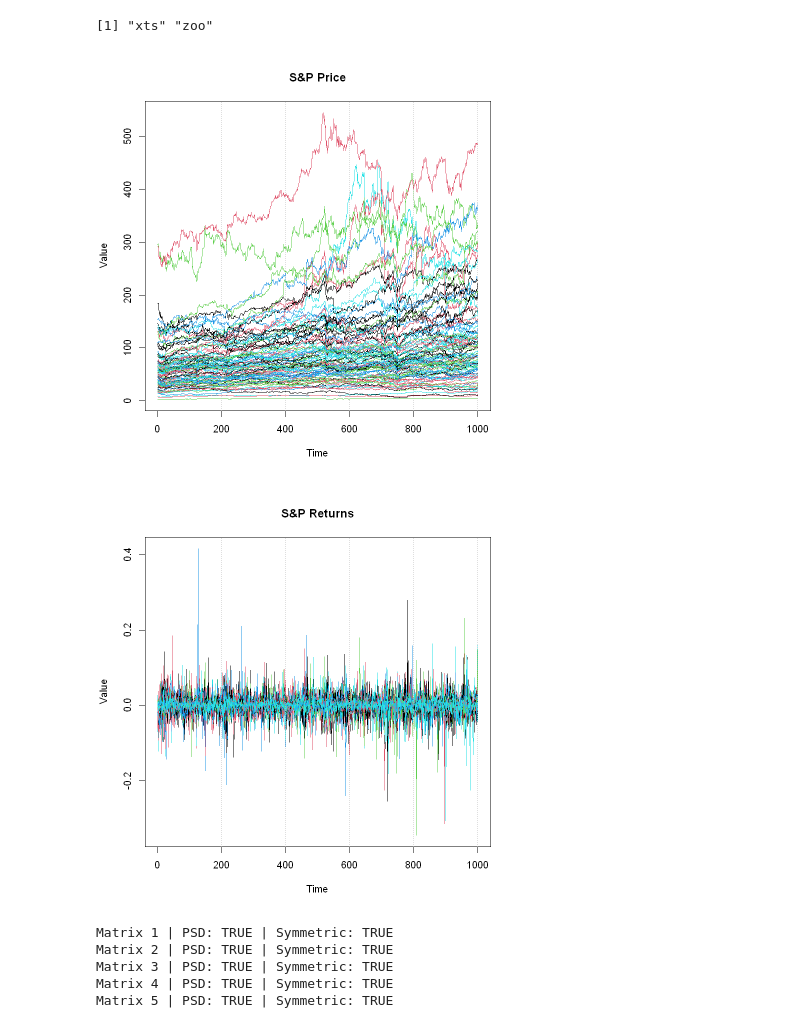
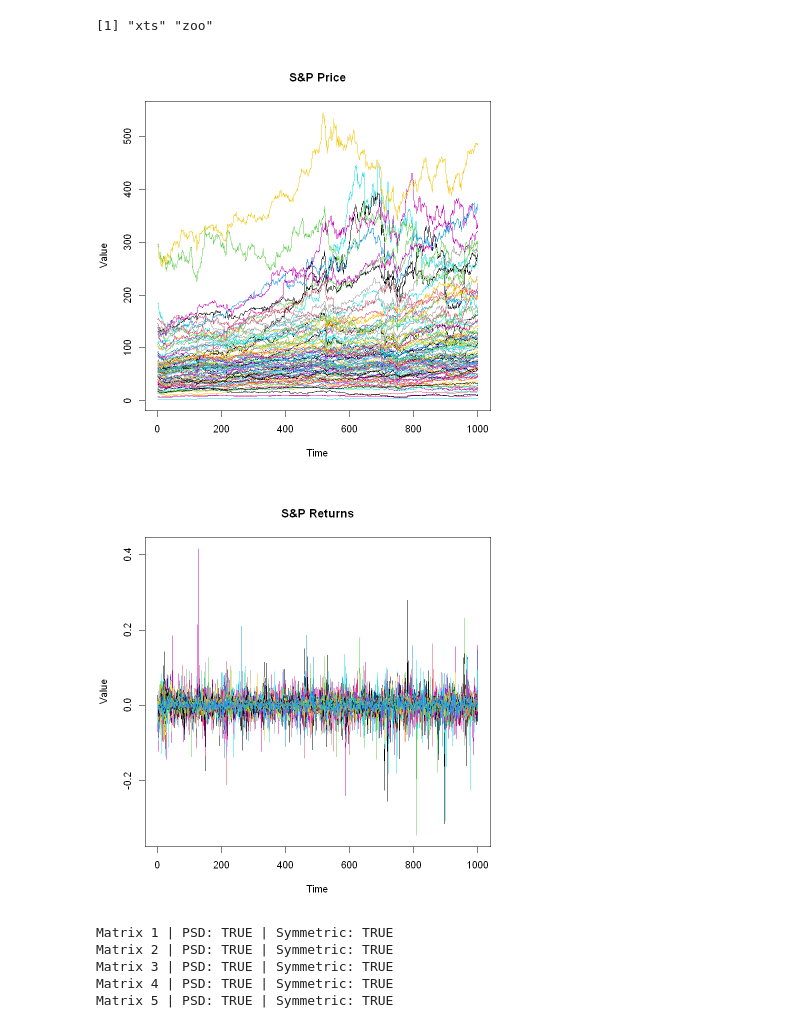
Before and after one commit to haydec/convexfi_tvgl, a Jupyter notebook: TVGL_HeavyTail.ipynb, the cells around one changed output. Cells and saved outputs as stored; diff of their text form; code cells hidden in the pictures.

```diff
--- a/TVGL_HeavyTail.ipynb
+++ b/TVGL_HeavyTail.ipynb
@@ -98,20 +116,20 @@ dbl (1): ...1
 [1] "xts" "zoo"
 # %%
 # Step 4: Plot
-matplot(stock_prices, type = "l", lty = 1, col = 1:p,
+matplot(stock_prices, type = "l", lty = 1, col = 1:r,
         main = "S&P Price",
         xlab = "Time", ylab = "Value")
-abline(v = seq(block_size, n, by = block_size), lty = 3, col = "gray")
+#abline(v = seq(block_size, n, by = block_size), lty = 3, col = "gray")
 
 
 # Step 4: Plot
-matplot(log_returns, type = "l", lty = 1, col = 1:p,
+matplot(log_returns, type = "l", lty = 1, col = 1:r,
         main = "S&P Returns",
         xlab = "Time", ylab = "Value")
-abline(v = seq(block_size, n, by = block_size), lty = 3, col = "gray")
+#abline(v = seq(block_size, n, by = block_size), lty = 3, col = "gray")
 # %% [output]
-[figure, old version]
+[figure, new version]
-[figure, old version]
+[figure, new version]
 # %%
 n <- 1000          # total time steps
 p <- 5           # number of variables
```
Also changed, not shown: parts of 9 cells of this notebook, 1 other file.
